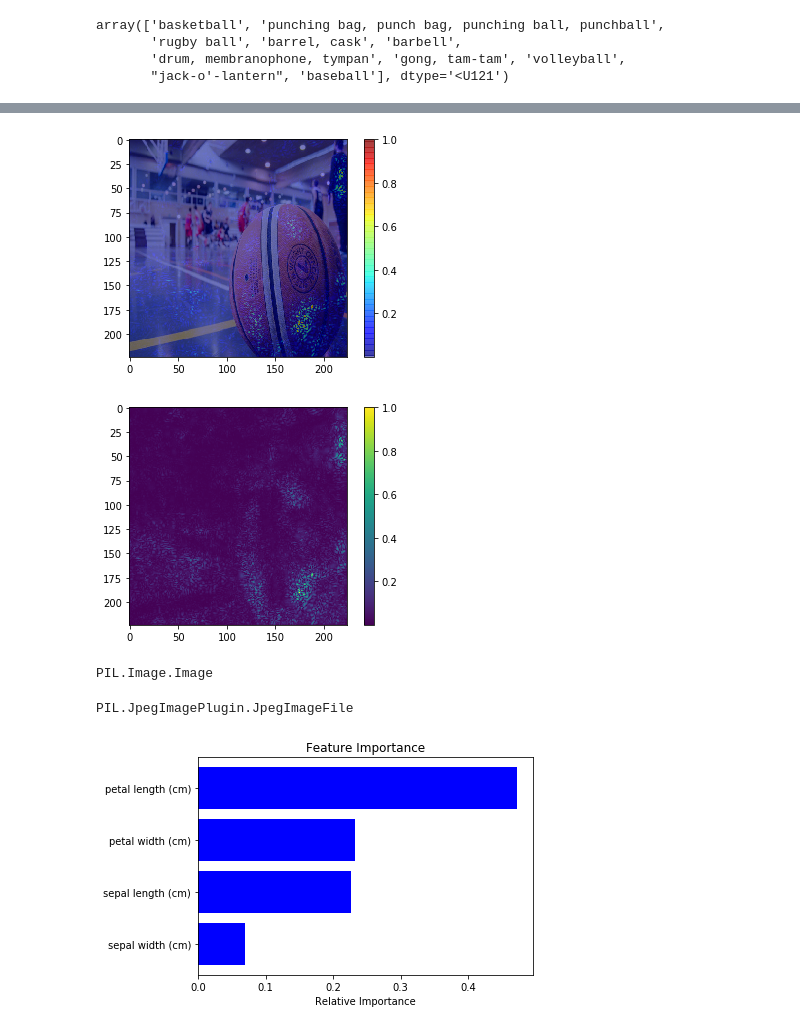
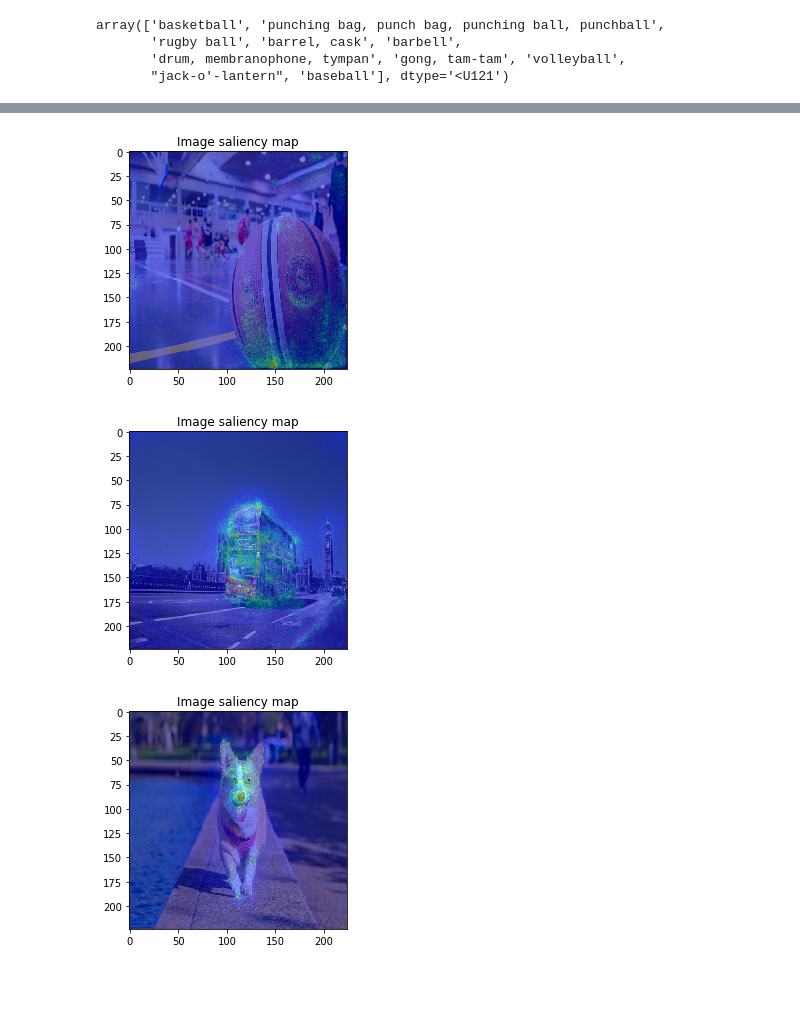
Before and after one commit to corochann/chainer-saliency, a Jupyter notebook: examples/image/visualize-saliency-image.ipynb, the cells around one changed output, grey strips where cells are left out. Saved outputs shown, nothing was run; the diff lists cells and outputs as text; code cells hidden in the pictures; blank space fills up the shorter version.

```diff
--- a/examples/image/visualize-saliency-image.ipynb
+++ b/examples/image/visualize-saliency-image.ipynb
@@ -203,15 +245,0 @@ for index in range(len(saliency_vanilla)):
-# %%
-from chainer_saliency.visualizer.common import abs_max_scaler
-
-
-
-for index in range(3):
-    #saliency_gray = np.sum(saliency_vanilla, axis=1)
-    saliency_gray = saliency_vanilla
-    #saliency_img = np.transpose(saliency_vanilla[0], (1, 2, 0))
-    saliency_img = saliency_gray[index]
-    saliency_img2 = abs_max_scaler(saliency_img)
-
-    plt.figure()
-    plt.imshow(saliency_img2)
-    plt.show()
@@ -222,29 +245,0 @@ for index in range(3):
-# %%
-import matplotlib.cm as cm
-
-
-# 2 images on same ax
-index = 0
-
-#saliency_gray = np.sum(saliency_vanilla, axis=1)
-saliency_gray = saliency_vanilla
-#saliency_img = np.transpose(saliency_vanilla[0], (1, 2, 0))
-saliency_img = saliency_gray[index]
-saliency_img2 = abs_max_scaler(saliency_img)
-fig = plt.figure()
-plt.imshow(imgs[index].resize(saliency_img2.shape))
-im = plt.imshow(saliency_img2, alpha=0.5, cmap=cm.jet)
-fig.colorbar(im)
-plt.show()
-# %% [output]
-[figure, removed]
-# %%
-
-
-fig = plt.figure()
-#plt.imshow(np.array(imgs[index].resize(saliency_img2.shape)))
-im = plt.imshow(saliency_img2, alpha=0.5, cmap=cm.jet)
-fig.colorbar(im)
-plt.show()
-# %% [output]
-[figure, removed]
@@ -255,17 +246,9 @@ im.
-# %%
-type(image)
-# %% [output]
-PIL.Image.Image
-# %%
-type(imgs[0])
-# %% [output]
-PIL.JpegImagePlugin.JpegImageFile
-# %%
-from chainer_saliency.visualizer.table_visualizer import TableVisualizer
-from chainer_saliency.visualizer.common import normalize_scaler
-
-visualizer = TableVisualizer()
-visualizer.visualize(saliency_vanilla_mean, feature_names=iris.feature_names, num_visualize=-1,
-                    scaler=normalize_scaler)
-# %% [output]
-[figure, removed]
+# %%
+for index in range(len(saliency_vanilla)):
+    image = imgs[index].resize(saliency_smooth[index].shape)
+    # visualizer.visualize(saliency_smooth[index], image, show_colorbar=False)
+    visualizer.visualize(saliency_smooth[index], image, show_colorbar=False, save_filepath='results/{:03}_smooth.png'.format(index))
+# %% [output]
+[figure, added]
+[figure, added]
+[figure, added]
```
Also changed, not shown: parts of 32 cells of this notebook, 2 other files.
